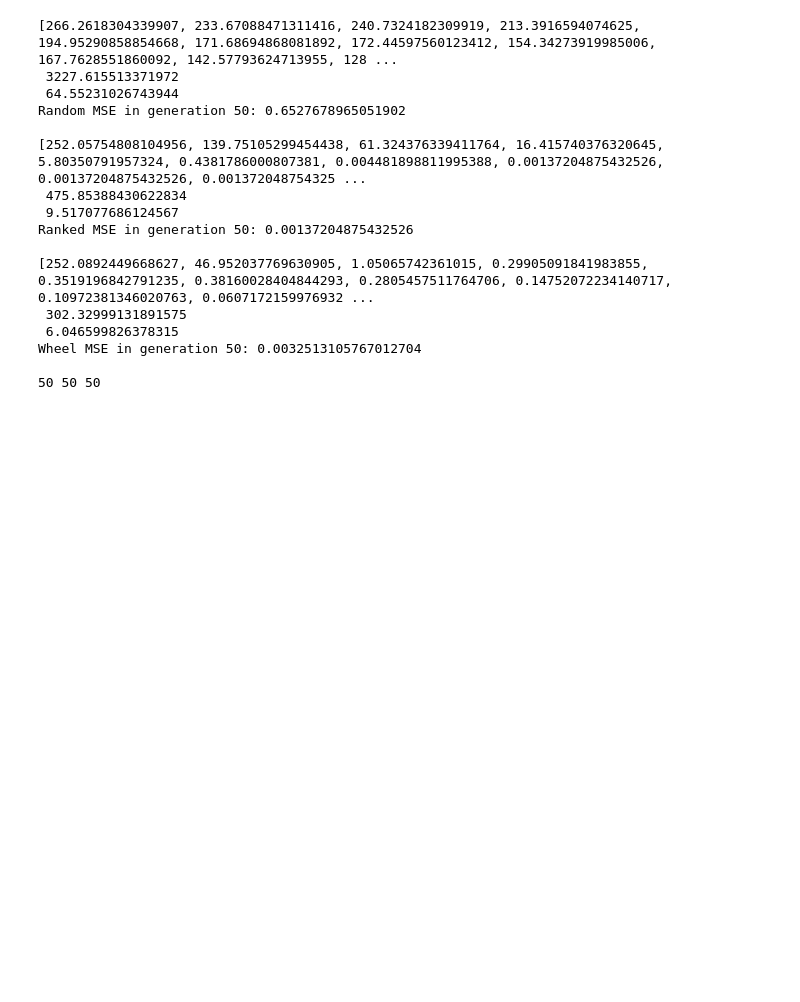
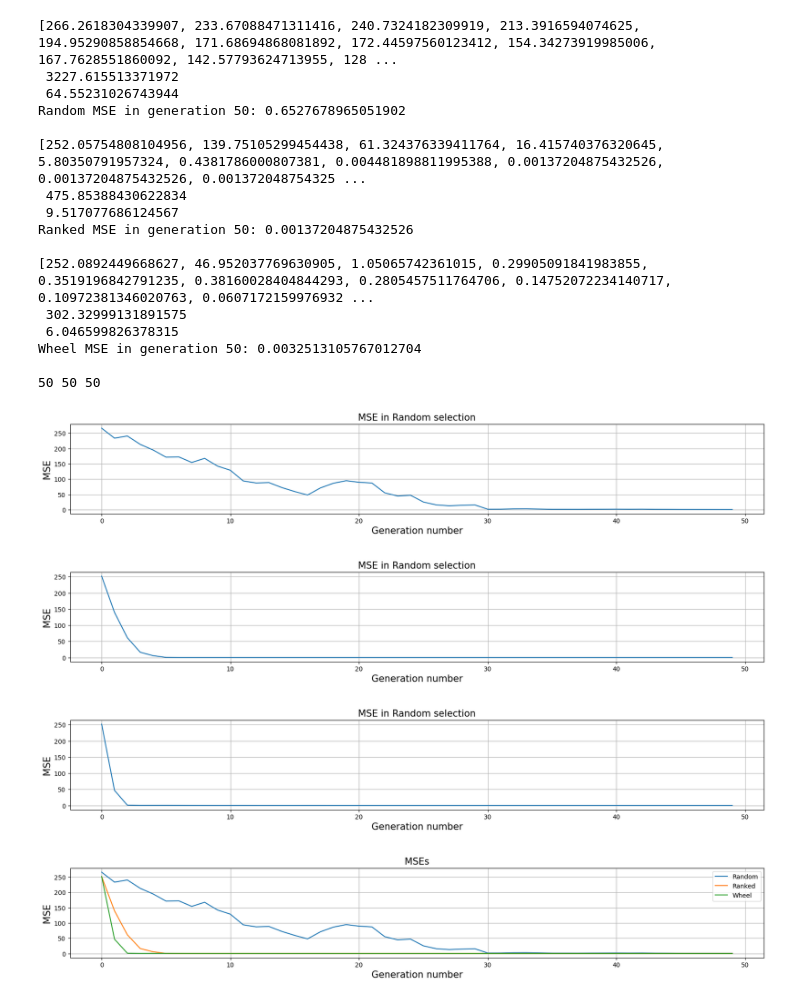
Before and after one commit to Elric-dev/HCAI_ML, a Jupyter notebook: error_analysis.ipynb, the cells around one changed output. Cells and saved outputs as stored; diff of their text form; code cells hidden in the pictures; blank space fills up the shorter version.

Commit message:
mse plots

```diff
--- a/error_analysis.ipynb
+++ b/error_analysis.ipynb
@@ -82,3 +82,61 @@ Ranked MSE in generation 50: 0.00137204875432526
 Wheel MSE in generation 50: 0.0032513105767012704
 
 50 50 50
+# %%
+#plotting mse through generations
+plt.rcParams["figure.figsize"] = (20, 12)
+
+x=range(50)
+
+#Random
+plt.subplot(4,1,1)
+plt.title('MSE in Random selection',fontsize=15)
+plt.xlabel('Generation number',fontsize=15)
+plt.ylabel('MSE',fontsize=15)
+
+plt.plot(x,MSES_random)
+plt.grid()
+plt.show()
+plt.close()
+
+#Ranked
+plt.subplot(4,1,2)
+plt.title('MSE in Random selection',fontsize=15)
+plt.xlabel('Generation number',fontsize=15)
+plt.ylabel('MSE',fontsize=15)
+
+plt.plot(x,MSES_ranked)
+plt.grid()
+plt.show()
+plt.close()
+
+#Wheel
+plt.subplot(4,1,3)
+plt.title('MSE in Random selection',fontsize=15)
+plt.xlabel('Generation number',fontsize=15)
+plt.ylabel('MSE',fontsize=15)
+
+plt.plot(x,MSES_wheel)
+plt.grid()
+plt.show()
+plt.close()
+
+
+#maybe all in the same plot is better? probably yes
+plt.subplot(4,1,4)
+plt.title('MSEs',fontsize=15)
+plt.xlabel('Generation number',fontsize=15)
+plt.ylabel('MSE',fontsize=15)
+
+plt.plot(x,MSES_random, label='Random')
+plt.plot(x,MSES_ranked, label='Ranked')
+plt.plot(x,MSES_wheel, label='Wheel')
+plt.legend()
+plt.grid()
+plt.show()
+plt.close()
+# %% [output]
+[figure, added]
+[figure, added]
+[figure, added]
+[figure, added]
```
